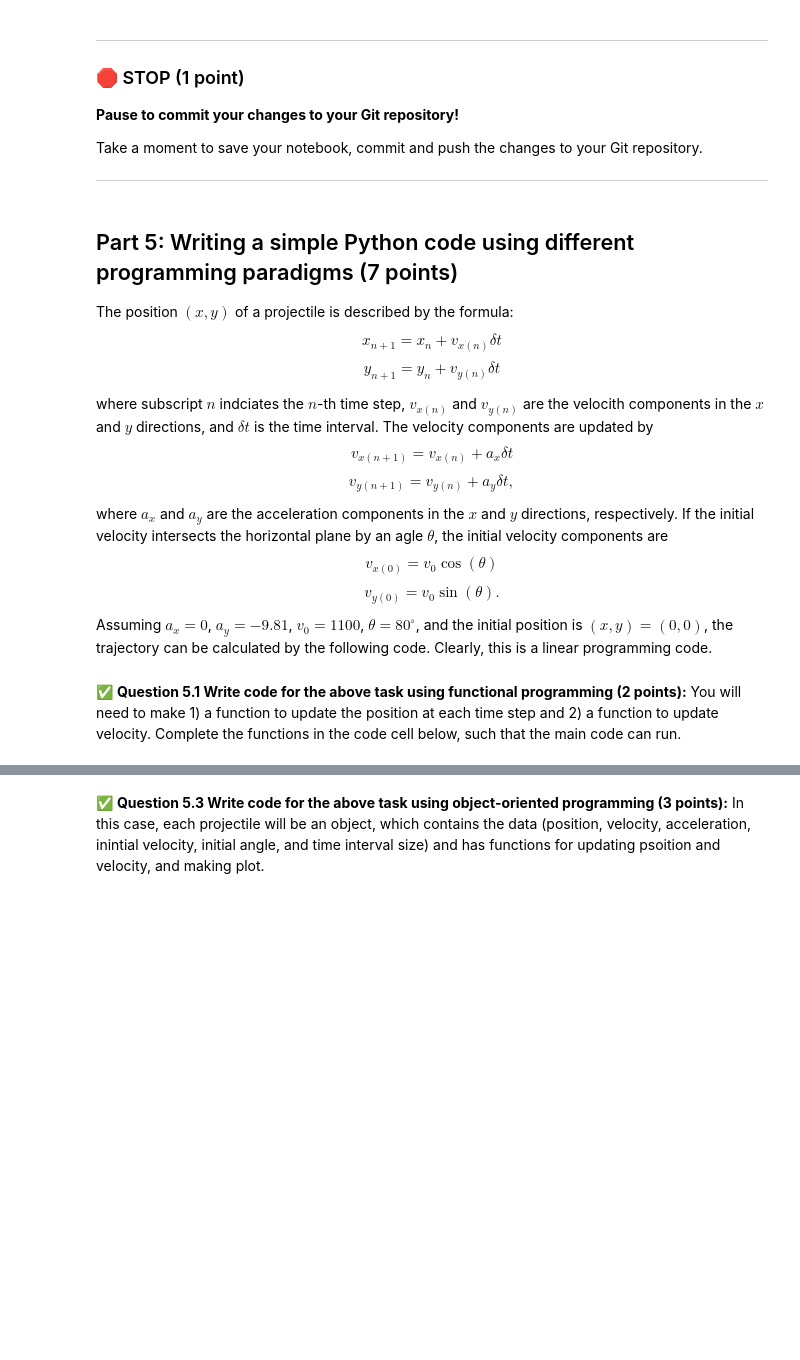
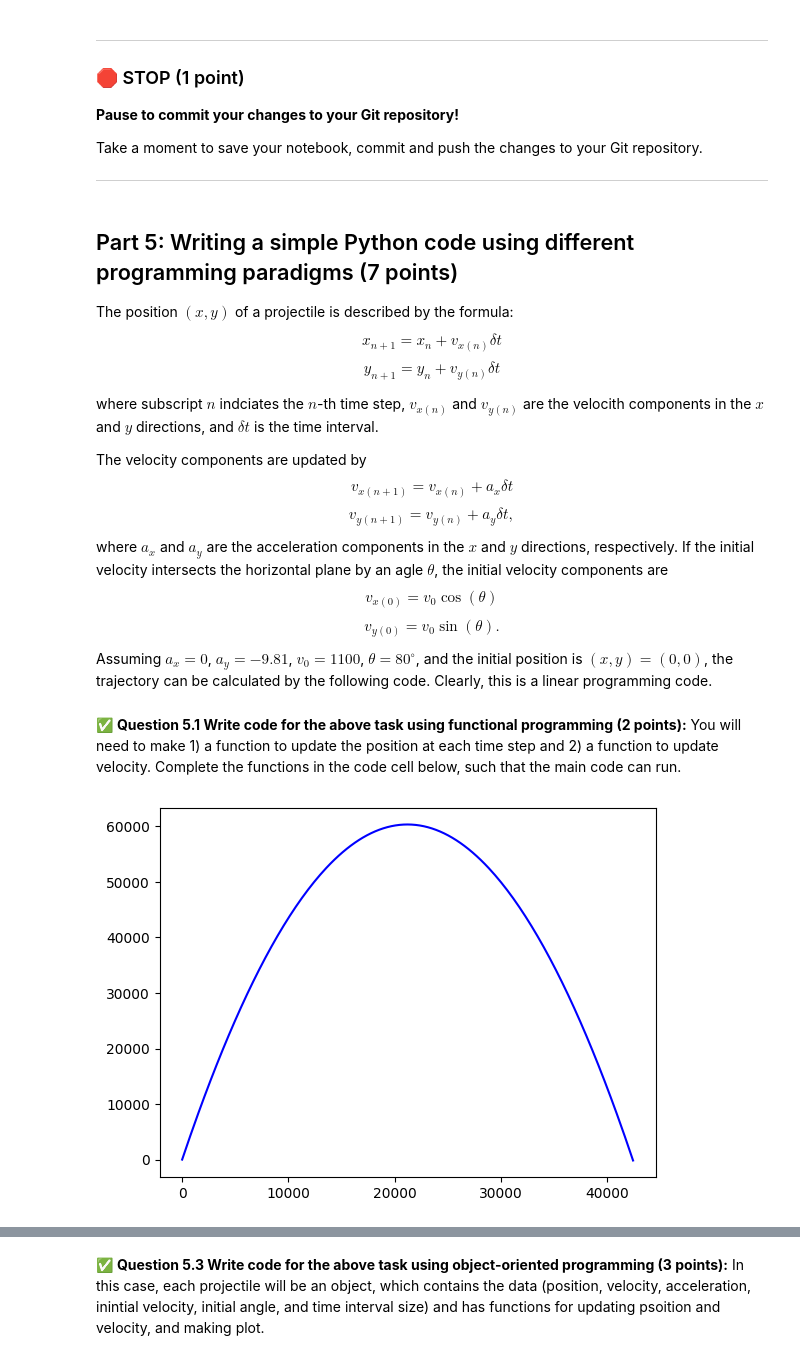
Before and after one commit to abdollahegazy/cmse202-s25-turnin, a Jupyter notebook: midterm/CMSE202-Midterm-Section003-STUDENT.ipynb, the cells around one changed output, grey strips where cells are left out. Saved outputs shown, nothing was run; the diff lists cells and outputs as text; code cells hidden in the pictures; blank space fills up the shorter version.

```diff
--- a/midterm/CMSE202-Midterm-Section003-STUDENT.ipynb
+++ b/midterm/CMSE202-Midterm-Section003-STUDENT.ipynb
@@ -679,9 +689,11 @@ Take a moment to save your notebook, commit  and push the changes to your Git re
 
 The position $(x,y)$ of a projectile is described by the formula:
 
-$$x_{n+1} = x_{n} + v_{x(n)} \delta t$$   $$y_{n+1} = y_{n} + v_{y(n)} \delta t$$
+$$x_{n+1} = x_{n} + v_{x(n)} \delta t$$
+$$y_{n+1} = y_{n} + v_{y(n)} \delta t$$
 
 where subscript $n$ indciates the $n$-th time step, $v_{x(n)}$ and $v_{y(n)}$ are the velocith components in the $x$ and $y$ directions, and $\delta t$ is the time interval.
+
 The velocity components are updated by $$v_{x(n+1)} = v_{x(n)} + a_{x} \delta t$$  $$v_{y(n+1)} = v_{y(n)} + a_{y} \delta t,$$
 where $a_{x}$ and $a_{y}$ are the acceleration components in the $x$ and $y$ directions, respectively.
 If the initial velocity intersects the horizontal plane by an agle $\theta$, the initial velocity components are $$v_{x(0)} = v_0 \cos(\theta)$$  $$v_{y(0)}=v_0\sin(\theta).$$ Assuming $a_x =0$, $a_y = -9.81$, $v_0 = 1100$, $\theta = 80^\circ$, and the initial position is $(x,y) = (0,0)$, the trajectory can be calculated by the following code. Clearly, this is a linear programming code.
@@ -734,16 +747,23 @@ plt.plot(xp,yp,c='b')
 &#9989; **Question 5.1 Write code for the above task using functional programming (2 points):** You will need to make 1) a function to update the position at each time step and 2) a function to update velocity. Complete the functions in the code cell below, such that the main code can run.
 # %%
 ### Complete the two functions below such that the main code can run
+# function
+%matplotlib inline
+plt.clf()
 
-# function
 def update_velocity(vx,vy,ax,ay,dt):
+    vx = vx + ax * dt
+    vy = vy + ay * dt
 
+    return (vx,vy)
 
 
 
 def update_position(x,y,vx,vy,dt):
+    x = x + vx * dt
+    y = y  + vy * dt
 
-
+    return (x,y)
 
 
 ## =============================== main code
@@ -764,33 +784,36 @@ vy = v0*math.sin(math.radians(theta))
 # position
 xp = []
 yp = []
 
 # initial position
 x = 0
 y = 0
 
 xp.append(x)
 yp.append(y)
 
 # time interval
 dt = 1;
 
 for t in range(500):
 
     # update position
     x, y = update_position(x,y,vx,vy,dt)
 
     xp.append(x)
     yp.append(y)
 
     # update velocity
     vx, vy = update_velocity(vx,vy,ax,ay,dt)
 
 
     if y < 0:
         break
 
 plt.plot(xp,yp,c='b')
+plt.show()
+# %% [output]
+[figure, added]
 # %% [markdown]
 &#9989; **Question 5.2 Use your functional programming code to plot four trajectories for $\theta$ = 80, 60, 45, and 30 degrees on the same plot.(1 point):** You should get a figure similar to
 
```
Also changed, not shown: parts of 4 cells of this notebook.
